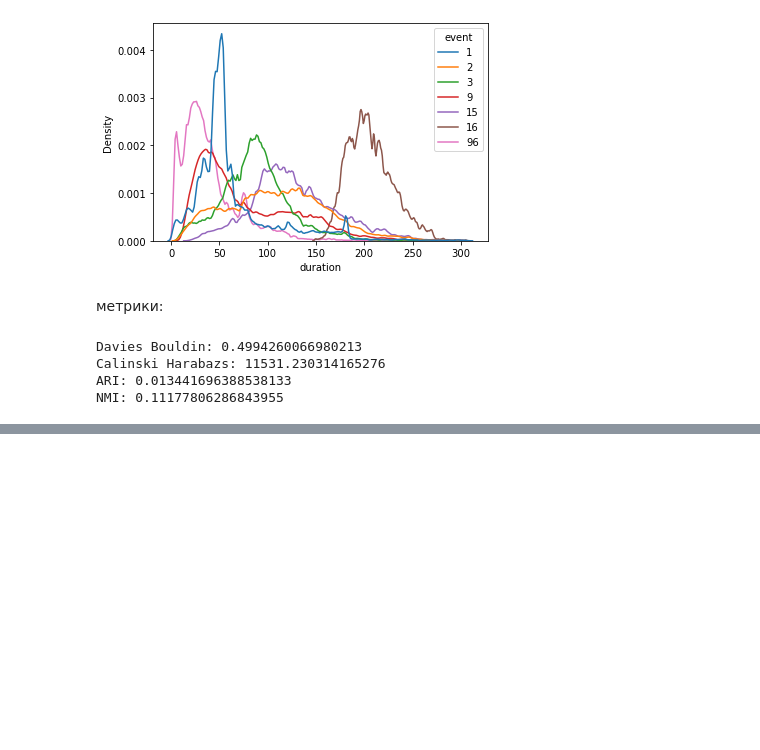
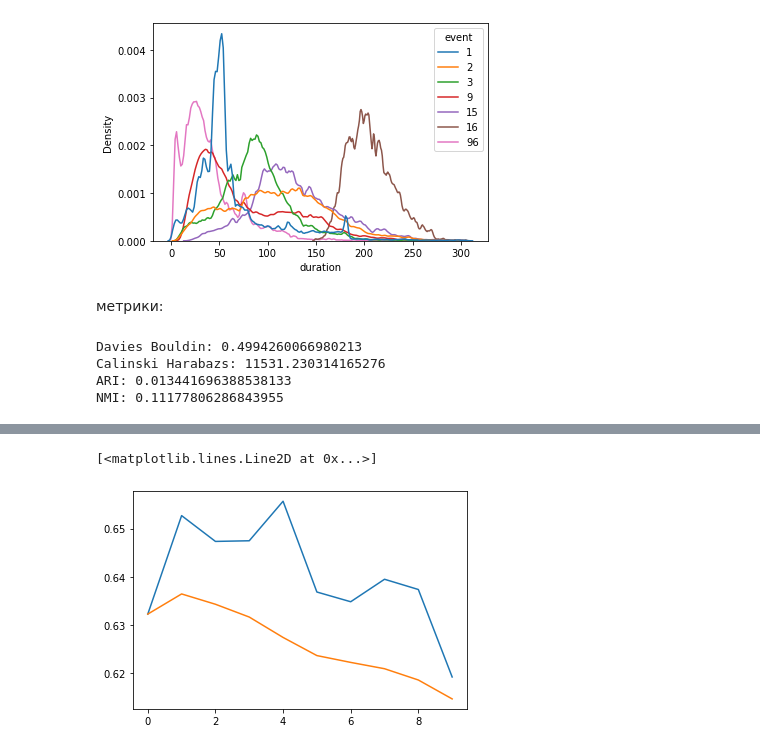
Before and after one commit to Irma-5/ms-system, a Jupyter notebook: mixture_model.ipynb, the cells around one changed output, grey strips where cells are left out. Cells and saved outputs as stored; diff of their text form; code cells hidden in the pictures; blank space fills up the shorter version.

```diff
--- a/mixture_model.ipynb
+++ b/mixture_model.ipynb
@@ -855,0 +1219,6 @@ NMI: 0.11177806286843955
+# %%
+plt.plot((aup_res.sum(axis=1))/((aup_res>0).sum(axis=1)))
+plt.plot(aup_res_all)
+# %% [output]
+[<matplotlib.lines.Line2D at 0x...>]
+[figure, added]
```
Also changed, not shown: parts of 48 cells of this notebook.
